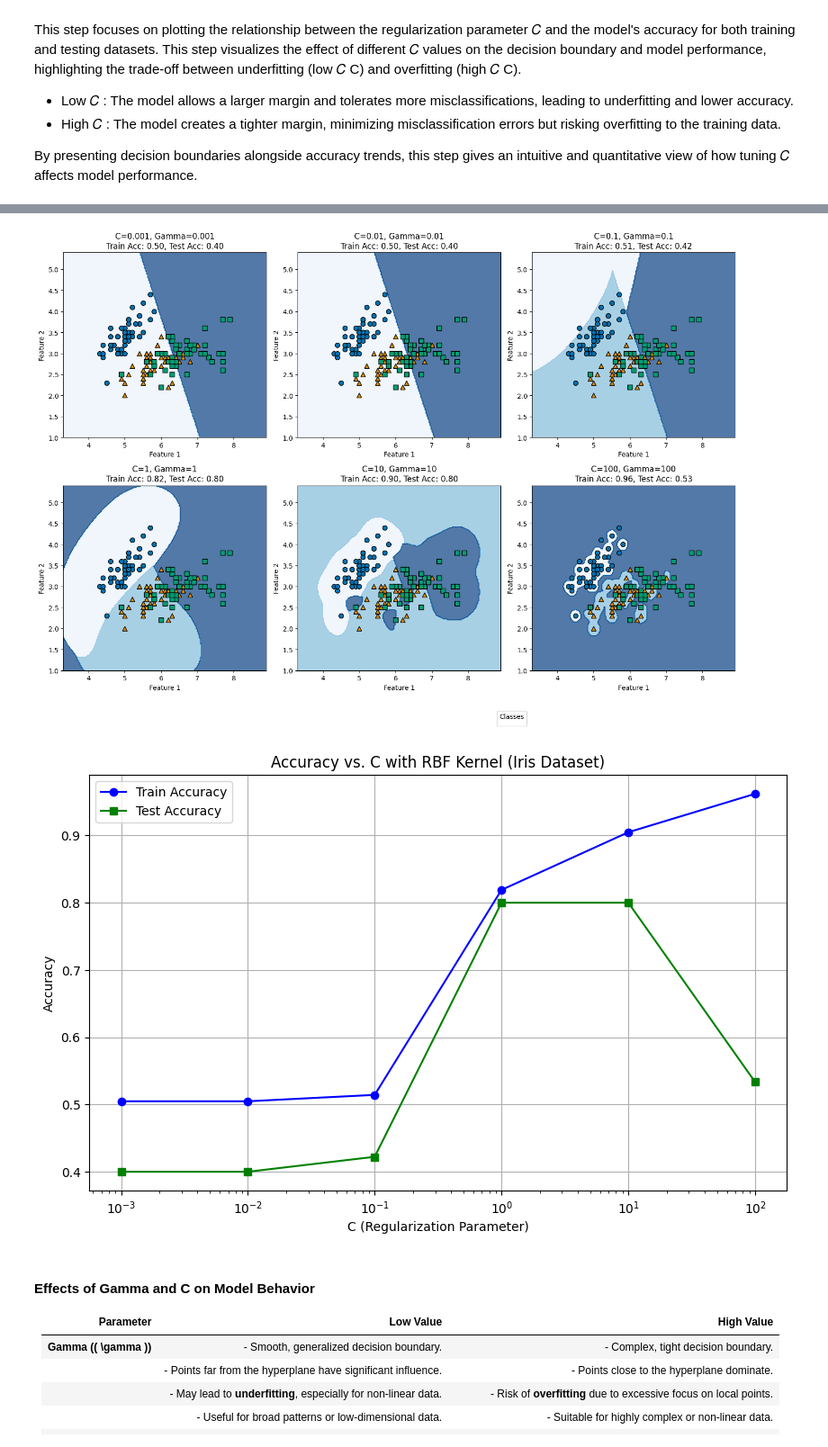
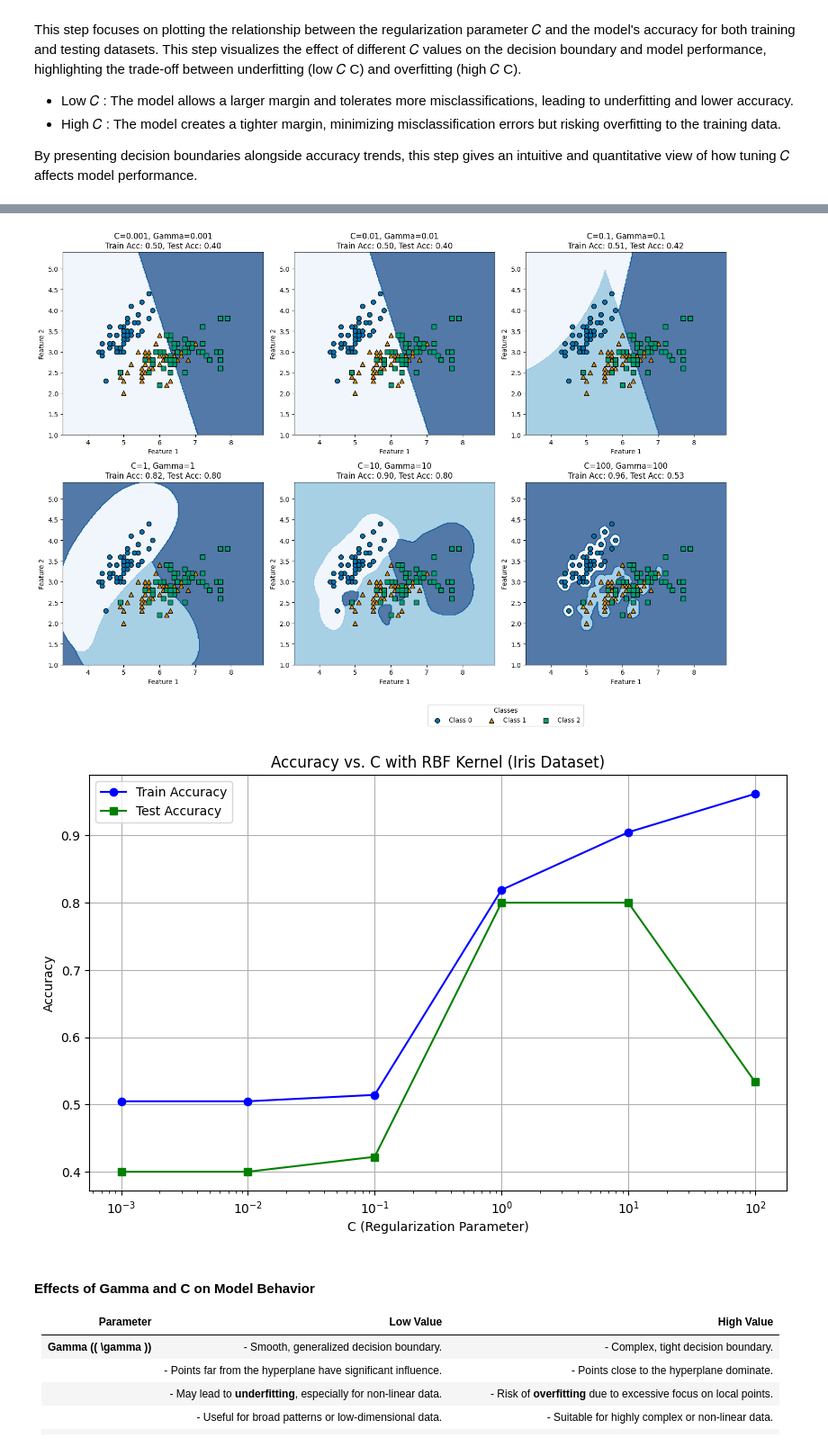
Before and after one commit to BineeshaBaby/SVM-Tutorial, a Jupyter notebook: SVM.ipynb, the cells around one changed output, grey strips where cells are left out. Shown: that part at 90% size. Drawn from its saved outputs; the diff is of its cells as text; code cells hidden in the pictures.

```diff
--- a/SVM.ipynb
+++ b/SVM.ipynb
@@ -540,15 +544,16 @@ for i, (C, gamma) in enumerate(zip(C_values, gamma_values)):
 
     # Plot data points
     markers = ['o', '^', 's']
-    for class_label, marker in zip(np.unique(y), markers):
-        plt.scatter(
-            X[y == class_label, 0],
-            X[y == class_label, 1],
-            label=f"Class {class_label}" if i == 0 else None,
-            marker=marker,
-            edgecolor="k",
-            s=50
+    for class_label, marker in zip(np.unique(y_train), markers):  # Use y_train
+      plt.scatter(
+          X[y == class_label][:, 0],
+         X[y == class_label][:, 1],
+          marker=marker,
+          edgecolor='k',
+          label=f"Class {class_label}",
+          s=50
         )
+
     plt.title(f"C={C}, Gamma={gamma}\nTrain Acc: {train_acc:.2f}, Test Acc: {test_acc:.2f}")
     plt.xlabel("Feature 1")
     plt.ylabel("Feature 2")
@@ -574,4 +578,4 @@ WARNING:matplotlib.legend:No artists with labels found to put in legend.  Note t
-[figure, old version]
+[figure, new version]
 [figure]
 # %% [markdown]
 #### **Effects of Gamma and C on Model Behavior**
```
Also changed, not shown: parts of 3 cells of this notebook.
